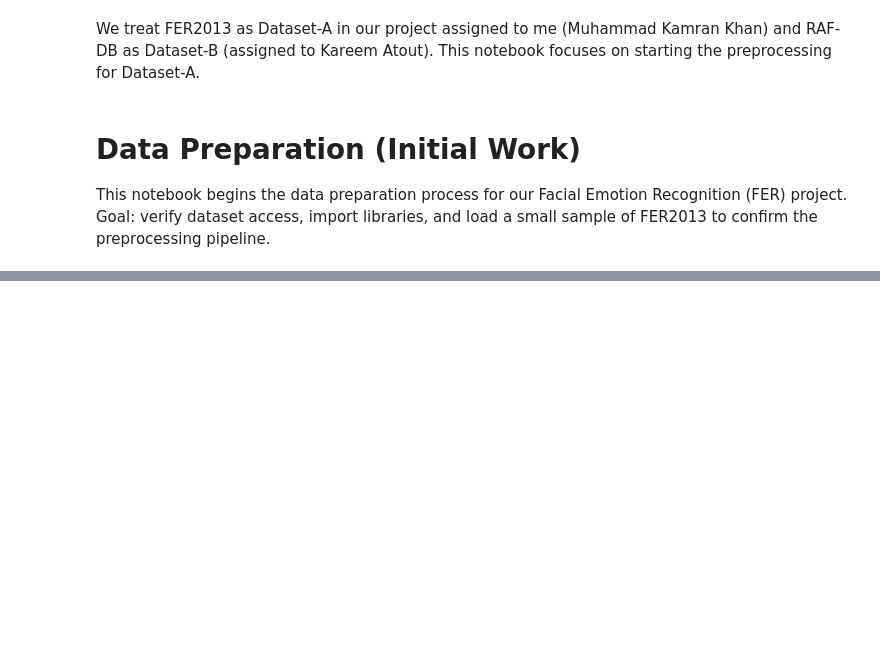
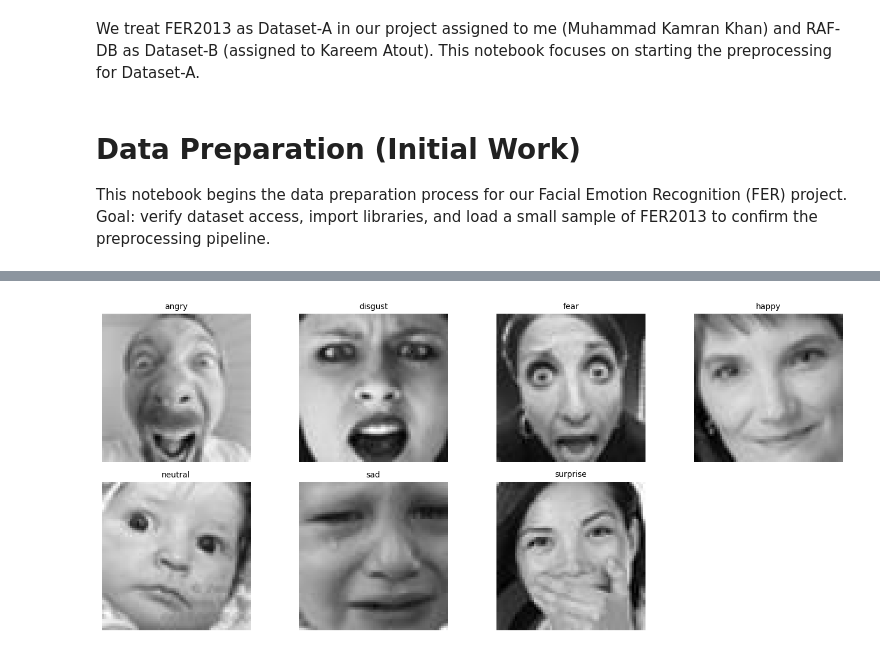
Before and after one commit to kareematout/facial-emotion-recognition-cnn, a Jupyter notebook: notebooks/02_data_preprocessing_fer2013.ipynb, the cells around one changed output, grey strips where cells are left out. Drawn from its saved outputs; the diff is of its cells as text; code cells hidden in the pictures; blank space fills up the shorter version.

```diff
--- a/notebooks/02_data_preprocessing_fer2013.ipynb
+++ b/notebooks/02_data_preprocessing_fer2013.ipynb
@@ -44,0 +388,26 @@ plt.show()
+# %%
+from PIL import Image
+import matplotlib.pyplot as plt
+
+# Pick one sample image per emotion (from the TRAIN split)
+sample_images = []
+
+for emotion in emotion_labels:
+    folder = OUTPUT_ROOT / "train" / emotion
+    img_path = list(folder.glob("*"))[0]   # take first image found
+    sample_images.append((emotion, img_path))
+
+# Plot
+plt.figure(figsize=(14, 6))
+
+for i, (emotion, img_path) in enumerate(sample_images, 1):
+    img = Image.open(img_path)
+    plt.subplot(2, 4, i)
+    plt.imshow(img)
+    plt.title(emotion, fontsize=10)
+    plt.axis("off")
+
+plt.tight_layout()
+plt.show()
+# %% [output]
+[figure, added]
```
Also changed, not shown: parts of 26 cells of this notebook, 5 other files.
